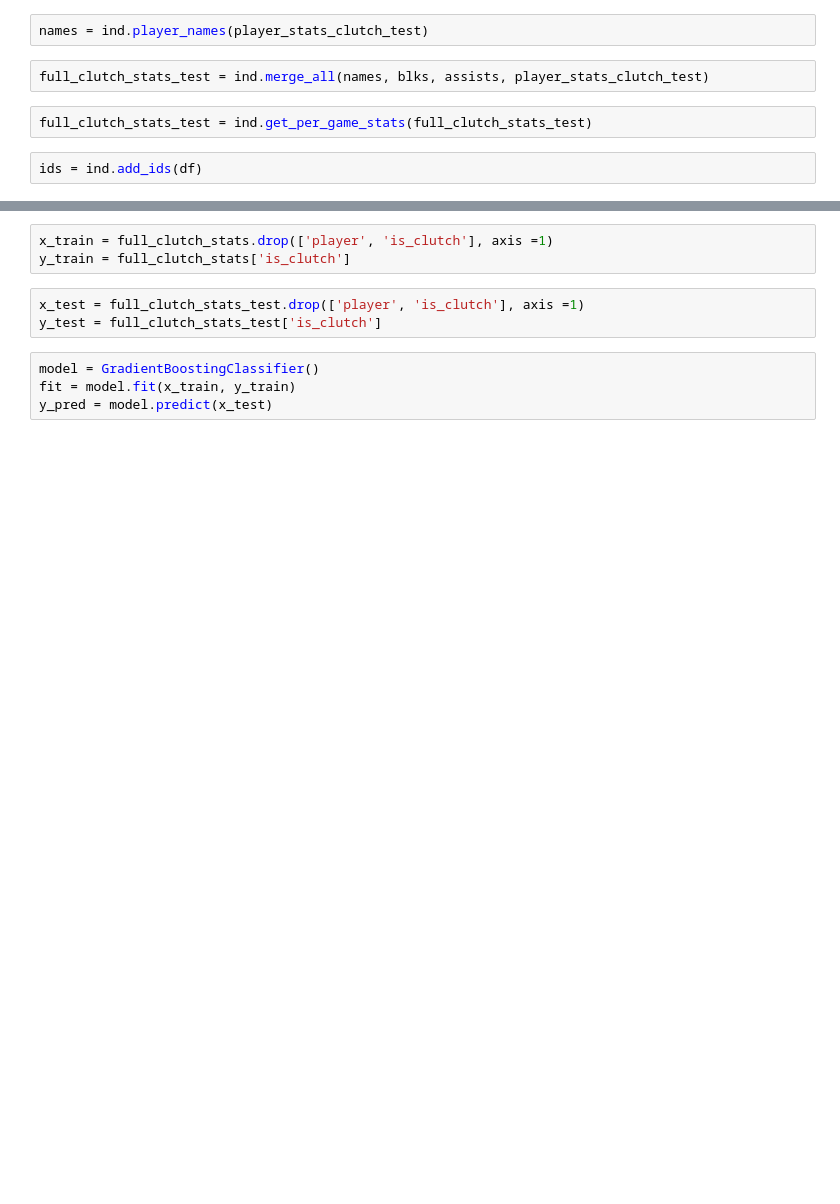
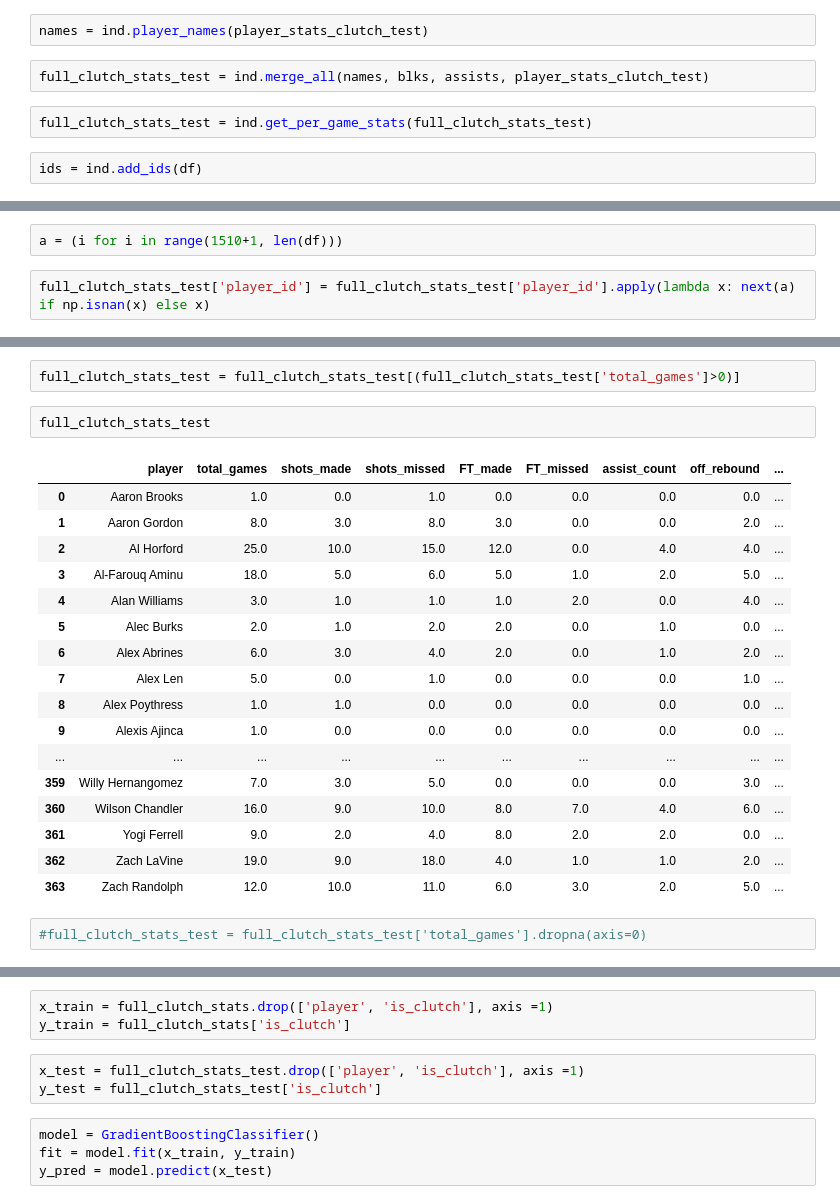
Before and after one commit to deepakchandi/clutch-baller, a Jupyter notebook: all_data.ipynb, the cells around one changed output, grey strips where cells are left out. Cells and saved outputs as stored; diff of their text form; blank space fills up the shorter version.

```diff
--- a/all_data.ipynb
+++ b/all_data.ipynb
@@ -262,3 +200,7 @@ full_clutch_stats_test = full_clutch_stats_test.dropna(axis=0)
+# %%
+a = (i for i in range(1510+1, len(df)))
+# %%
+full_clutch_stats_test['player_id'] = full_clutch_stats_test['player_id'].apply(lambda x: next(a) if np.isnan(x) else x)
 # %%
 full_clutch_stats_test.info()
 # %% [output]
@@ -281,0 +246,24 @@ memory usage: 31.1+ KB
+# %%
+full_clutch_stats_test = full_clutch_stats_test[(full_clutch_stats_test['total_games']>0)]
+# %%
+full_clutch_stats_test
+# %% [output]
+|  | player | total_games | shots_made | shots_missed | FT_made | FT_missed | assist_count | off_rebound | ... |
+| 0 | Aaron Brooks | 1.0 | 0.0 | 1.0 | 0.0 | 0.0 | 0.0 | 0.0 | ... |
+| 1 | Aaron Gordon | 8.0 | 3.0 | 8.0 | 3.0 | 0.0 | 0.0 | 2.0 | ... |
+| 2 | Al Horford | 25.0 | 10.0 | 15.0 | 12.0 | 0.0 | 4.0 | 4.0 | ... |
+| 3 | Al-Farouq Aminu | 18.0 | 5.0 | 6.0 | 5.0 | 1.0 | 2.0 | 5.0 | ... |
+| 4 | Alan Williams | 3.0 | 1.0 | 1.0 | 1.0 | 2.0 | 0.0 | 4.0 | ... |
+| 5 | Alec Burks | 2.0 | 1.0 | 2.0 | 2.0 | 0.0 | 1.0 | 0.0 | ... |
+| 6 | Alex Abrines | 6.0 | 3.0 | 4.0 | 2.0 | 0.0 | 1.0 | 2.0 | ... |
+| 7 | Alex Len | 5.0 | 0.0 | 1.0 | 0.0 | 0.0 | 0.0 | 1.0 | ... |
+| 8 | Alex Poythress | 1.0 | 1.0 | 0.0 | 0.0 | 0.0 | 0.0 | 0.0 | ... |
+| 9 | Alexis Ajinca | 1.0 | 0.0 | 0.0 | 0.0 | 0.0 | 0.0 | 0.0 | ... |
+| ... | ... | ... | ... | ... | ... | ... | ... | ... | ... |
+| 359 | Willy Hernangomez | 7.0 | 3.0 | 5.0 | 0.0 | 0.0 | 0.0 | 3.0 | ... |
+| 360 | Wilson Chandler | 16.0 | 9.0 | 10.0 | 8.0 | 7.0 | 4.0 | 6.0 | ... |
+| 361 | Yogi Ferrell | 9.0 | 2.0 | 4.0 | 8.0 | 2.0 | 2.0 | 0.0 | ... |
+| 362 | Zach LaVine | 19.0 | 9.0 | 18.0 | 4.0 | 1.0 | 1.0 | 2.0 | ... |
+| 363 | Zach Randolph | 12.0 | 10.0 | 11.0 | 6.0 | 3.0 | 2.0 | 5.0 | ... |
+# %%
+#full_clutch_stats_test = full_clutch_stats_test['total_games'].dropna(axis=0)
```
Also changed, not shown: parts of 42 cells of this notebook, 1 other file.
